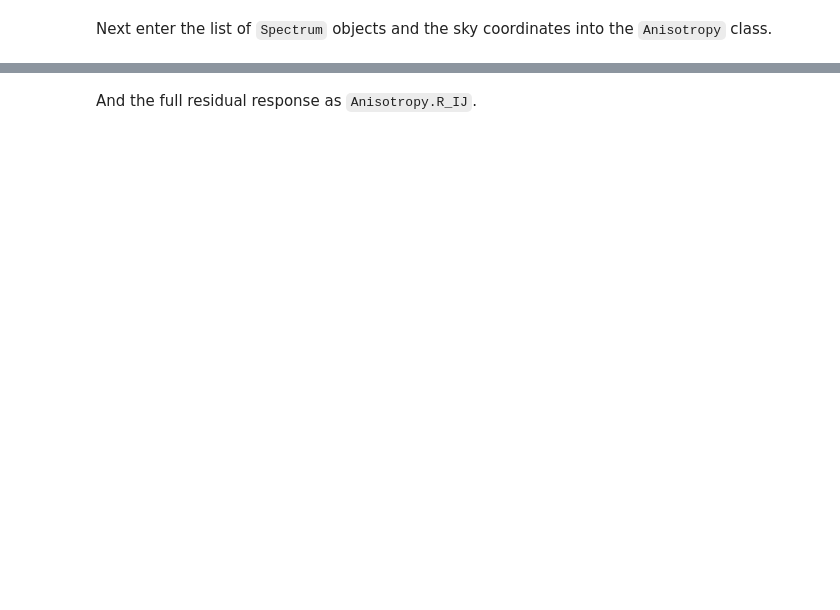
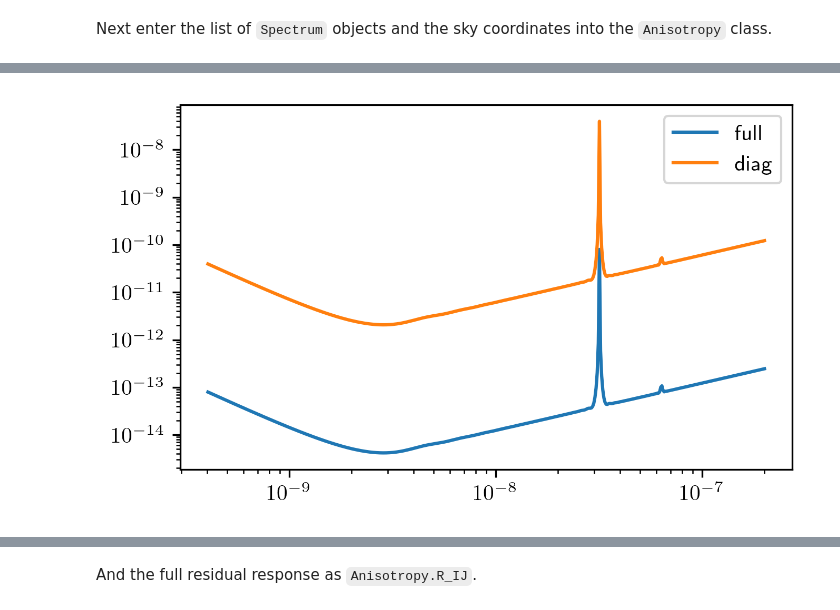
Before and after one commit to DanielJOliver/hasasia, a Jupyter notebook: docs/_static/notebooks/anisotropy_tutorial.ipynb, the cells around one changed output, grey strips where cells are left out. Drawn from its saved outputs; the diff is of its cells as text; code cells hidden in the pictures; blank space fills up the shorter version.

```diff
--- a/docs/_static/notebooks/anisotropy_tutorial.ipynb
+++ b/docs/_static/notebooks/anisotropy_tutorial.ipynb
@@ -84,0 +163,7 @@ shape of ASM.R_IJ: (48,)
+# %%
+plt.loglog(ASM.freqs, ASM.S_eff_kkp(diag=False)[:, 0, 0], label='full')
+plt.loglog(ASM.freqs, ASM.S_eff_kkp(diag=True)[:, 0], label='diag')
+plt.legend()
+plt.show()
+# %% [output]
+[figure, added]
```
Also changed, not shown: parts of 36 cells of this notebook, 1 other file.
